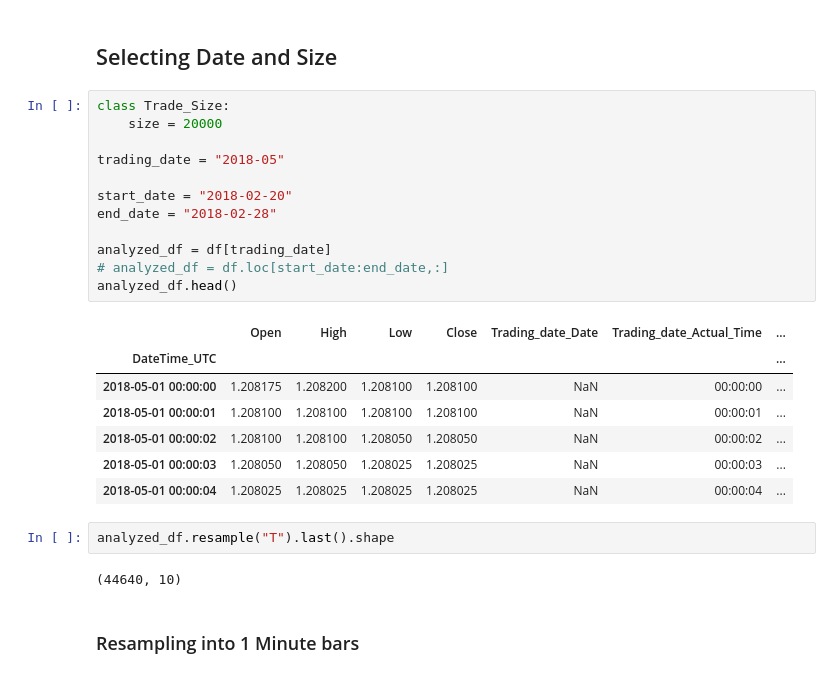
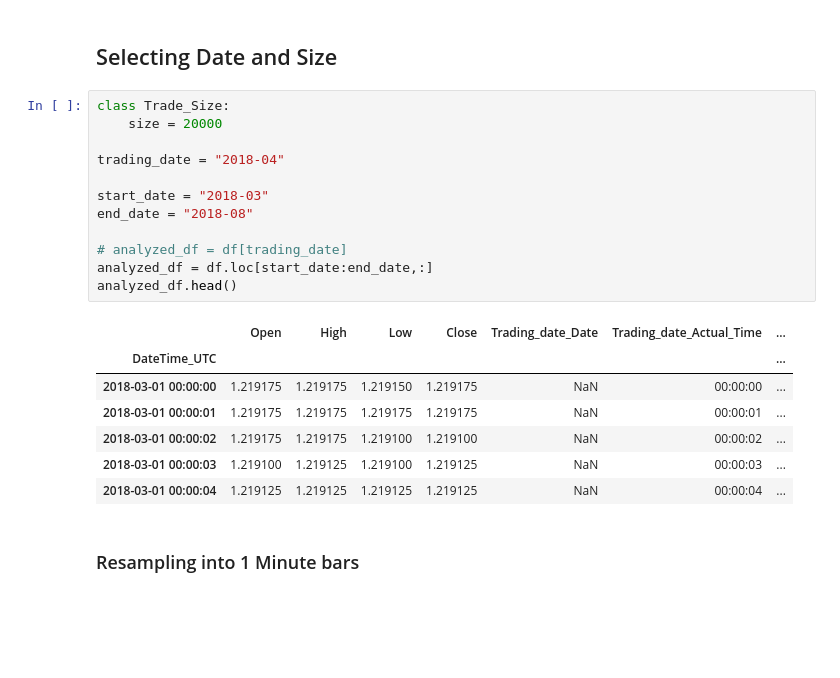
Before and after one commit to radocisar/JupyterGit, a Jupyter notebook: FX_Analysis/FX_Data_Analysis.ipynb, the cells around one changed output. Cells and saved outputs as stored; diff of their text form; blank space fills up the shorter version.

```diff
--- a/FX_Analysis/FX_Data_Analysis.ipynb
+++ b/FX_Analysis/FX_Data_Analysis.ipynb
@@ -40,27 +40,23 @@ Name: Trading_date_Actual_DateTime, dtype: int64
 # %%
 class Trade_Size:
     size = 20000
 
-trading_date = "2018-05"
+trading_date = "2018-04"
 
-start_date = "2018-02-20"
-end_date = "2018-02-28"
+start_date = "2018-03"
+end_date = "2018-08"
 
-analyzed_df = df[trading_date]
-# analyzed_df = df.loc[start_date:end_date,:]
+# analyzed_df = df[trading_date]
+analyzed_df = df.loc[start_date:end_date,:]
 analyzed_df.head()
 # %% [output]
 |  | Open | High | Low | Close | Trading_date_Date | Trading_date_Actual_Time | ... |
 | DateTime_UTC |  |  |  |  |  |  | ... |
-| 2018-05-01 00:00:00 | 1.208175 | 1.208200 | 1.208100 | 1.208100 | NaN | 00:00:00 | ... |
-| 2018-05-01 00:00:01 | 1.208100 | 1.208100 | 1.208100 | 1.208100 | NaN | 00:00:01 | ... |
-| 2018-05-01 00:00:02 | 1.208100 | 1.208100 | 1.208050 | 1.208050 | NaN | 00:00:02 | ... |
-| 2018-05-01 00:00:03 | 1.208050 | 1.208050 | 1.208025 | 1.208025 | NaN | 00:00:03 | ... |
-| 2018-05-01 00:00:04 | 1.208025 | 1.208025 | 1.208025 | 1.208025 | NaN | 00:00:04 | ... |
+| 2018-03-01 00:00:00 | 1.219175 | 1.219175 | 1.219150 | 1.219175 | NaN | 00:00:00 | ... |
+| 2018-03-01 00:00:01 | 1.219175 | 1.219175 | 1.219175 | 1.219175 | NaN | 00:00:01 | ... |
+| 2018-03-01 00:00:02 | 1.219175 | 1.219175 | 1.219100 | 1.219100 | NaN | 00:00:02 | ... |
+| 2018-03-01 00:00:03 | 1.219100 | 1.219125 | 1.219100 | 1.219125 | NaN | 00:00:03 | ... |
+| 2018-03-01 00:00:04 | 1.219125 | 1.219125 | 1.219125 | 1.219125 | NaN | 00:00:04 | ... |
-# %%
-analyzed_df.resample("T").last().shape
-# %% [output]
-(44640, 10)
 # %% [markdown]
 ### Resampling into 1 Minute bars
 # %%
```
Also changed, not shown: parts of 11 cells of this notebook.
